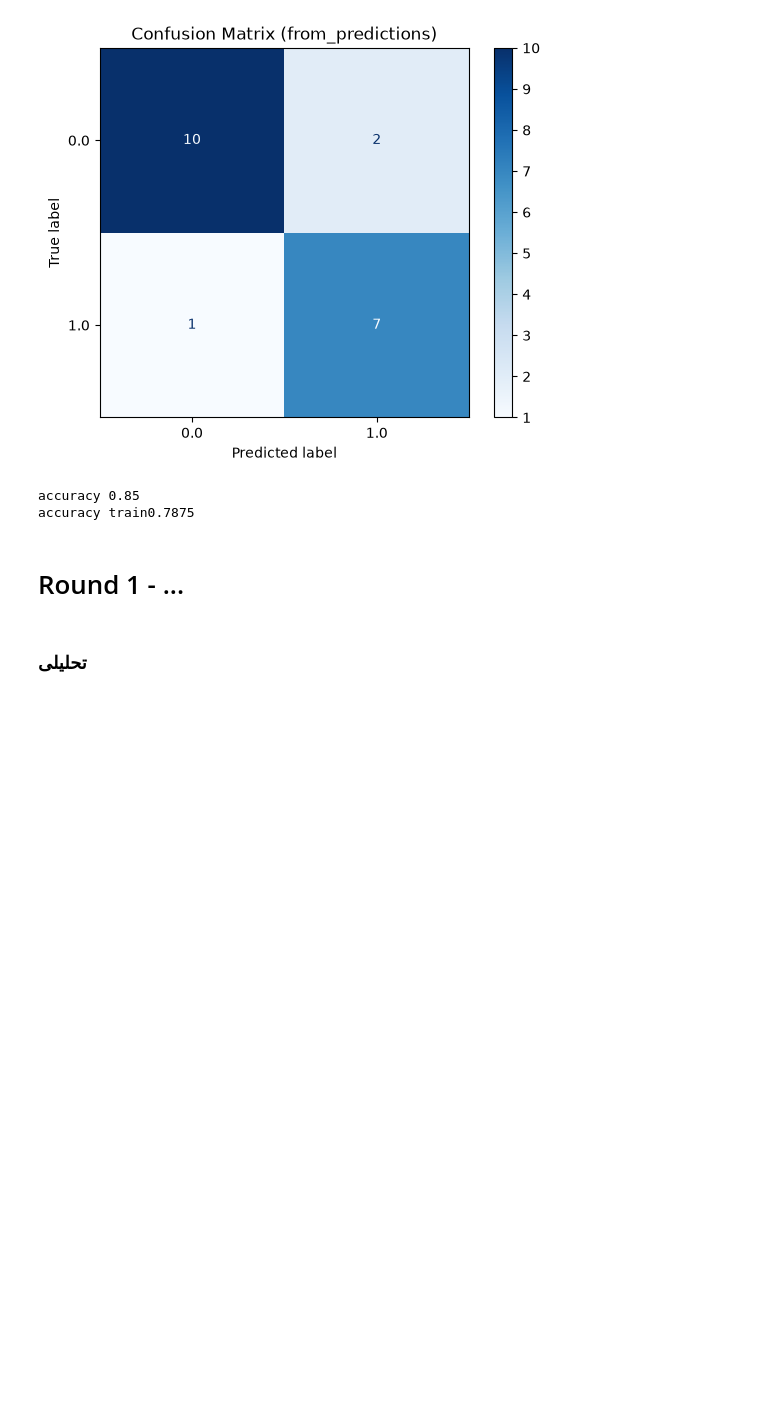
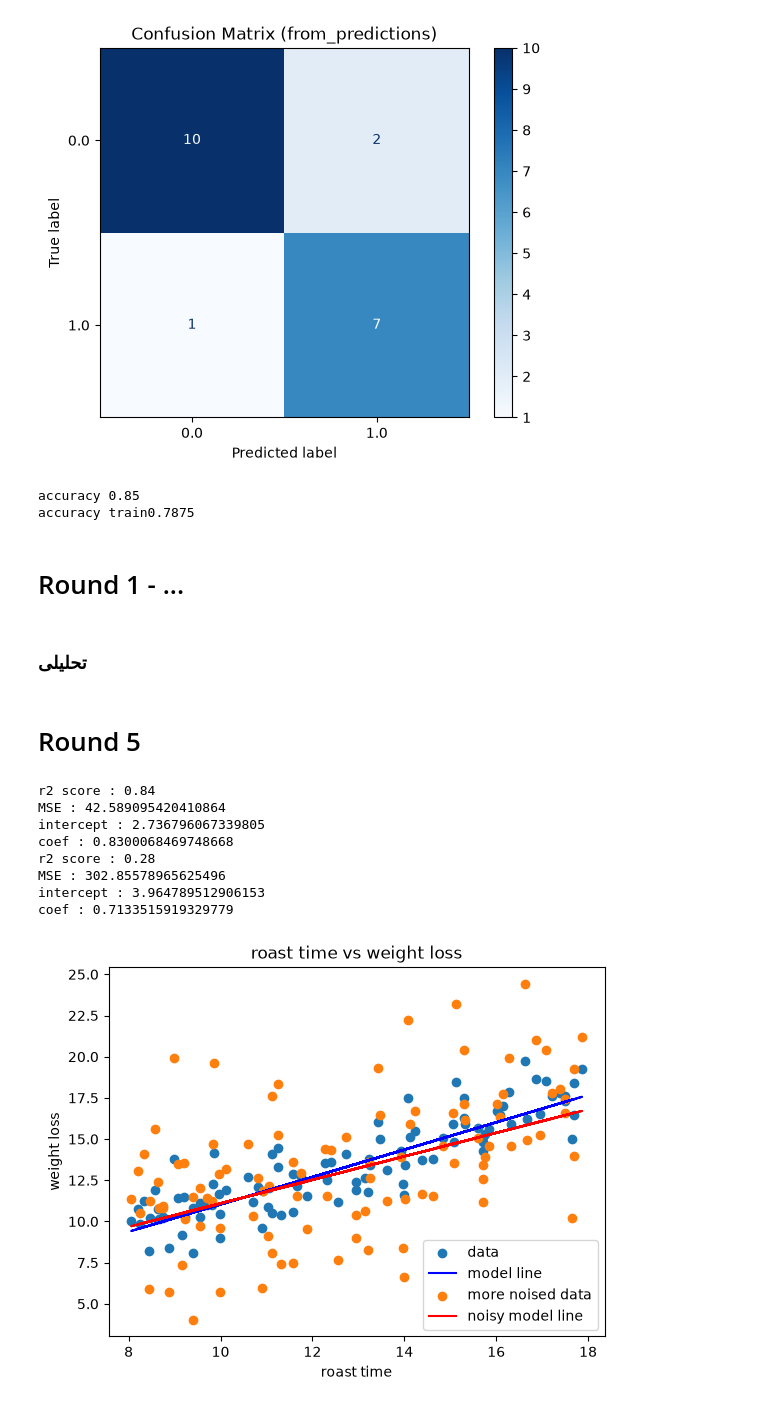
Before and after one commit to mrpanigale/Maktab-AI-145, a Jupyter notebook: CWs/week6/week6_1.ipynb, the cells around one changed output. Drawn from its saved outputs; the diff is of its cells as text; code cells hidden in the pictures; blank space fills up the shorter version.

```diff
--- a/CWs/week6/week6_1.ipynb
+++ b/CWs/week6/week6_1.ipynb
@@ -284,3 +284,82 @@ accuracy train0.7875
 # Round 1 - ...
 # %% [markdown]
 ### تحلیلی
+# %% [markdown]
+# Round 5
+# %%
+import numpy as np
+import matplotlib.pyplot as plt
+from sklearn.metrics import r2_score
+from sklearn.linear_model import LinearRegression
+from sklearn.model_selection import train_test_split
+
+np.random.seed(42)
+
+n = 100
+roast_time = np.random.uniform(8,18,n)
+weight_loss = 2 + (0.9 * roast_time )+ np.random.normal(loc=0,scale=1.5,size=n)
+
+
+
+Xtrain,Xtest,ytrain,ytest = train_test_split(roast_time.reshape(-1,1),weight_loss,test_size = 0.3,random_state=42)
+
+linear_model = LinearRegression()
+linear_model.fit(Xtrain,ytrain)
+ypred = linear_model.predict(Xtest)
+
+r2 = r2_score(ytest,ypred)
+print(f"r2 score : {r2:.2f}")
+print(f"MSE : {np.mean(np.sum((ytest - ypred)**2))}")
+print(f"intercept : {linear_model.intercept_}")
+print(f"coef : {linear_model.coef_[0]}")
+
+plt.scatter(roast_time,weight_loss,label="data")
+plt.plot(roast_time,linear_model.predict(roast_time.reshape(-1,1)),label = "model line",c='blue')
+plt.legend()
+plt.title("roast time vs weight loss")
+plt.ylabel("weight loss")
+plt.xlabel("roast time")
+plt.grid()
+
+
+np.random.seed(42)
+
+n = 100
+roast_time = np.random.uniform(8,18,n)
+weight_loss = 2 + (0.9 * roast_time )+ np.random.normal(loc=0,scale=4,size=n)
+
+
+
+Xtrain,Xtest,ytrain,ytest = train_test_split(roast_time.reshape(-1,1),weight_loss,test_size = 0.3,random_state=42)
+
+linear_model = LinearRegression()
+linear_model.fit(Xtrain,ytrain)
+ypred = linear_model.predict(Xtest)
+
+r2 = r2_score(ytest,ypred)
+print(f"r2 score : {r2:.2f}")
+print(f"MSE : {np.mean(np.sum((ytest - ypred)**2))}")
+print(f"intercept : {linear_model.intercept_}")
+print(f"coef : {linear_model.coef_[0]}")
+
+plt.scatter(roast_time,weight_loss,label="more noised data")
+plt.plot(roast_time,linear_model.predict(roast_time.reshape(-1,1)),label = "noisy model line",c='red')
+plt.legend()
+plt.title("roast time vs weight loss")
+plt.ylabel("weight loss")
+plt.xlabel("roast time")
+plt.grid()
+
+
+
+plt.show()
+# %% [output]
+r2 score : 0.84
+MSE : 42.589095420410864
+intercept : 2.736796067339805
+coef : 0.8300068469748668
+r2 score : 0.28
+MSE : 302.85578965625496
+intercept : 3.964789512906153
+coef : 0.7133515919329779
+[figure, added]
```
Also changed, not shown: parts of 1 cell of this notebook, 1 other file.
